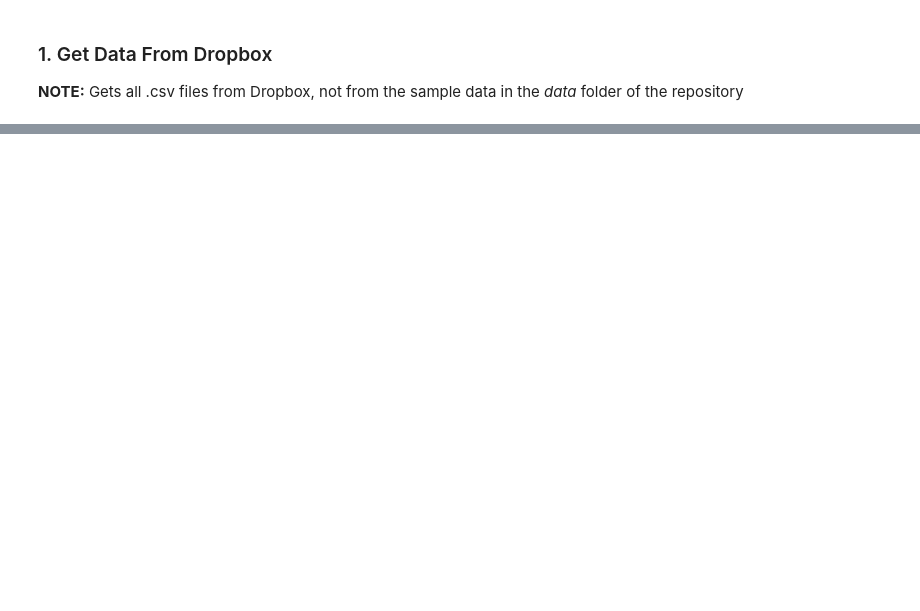
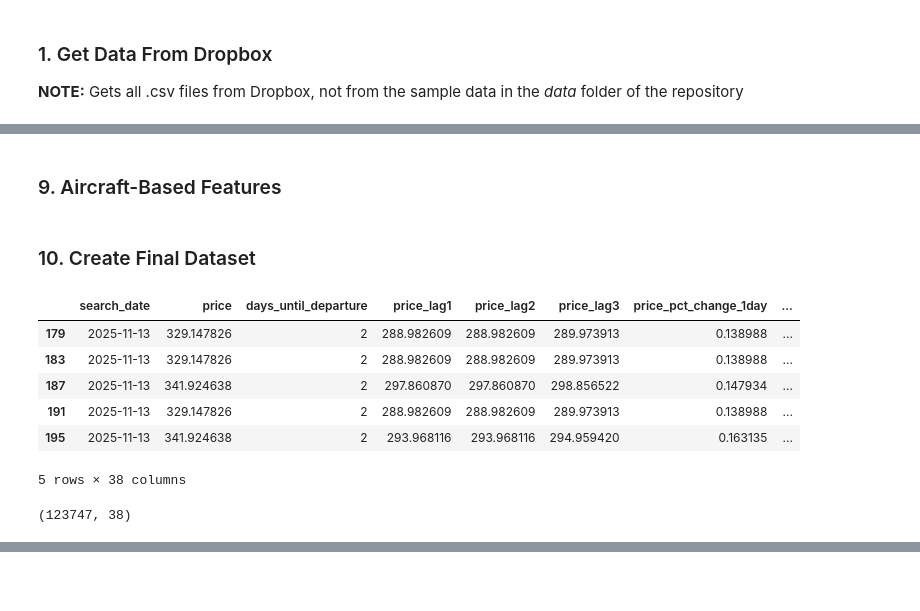
Before and after one commit to wbartlett1/Data400_Final_Project, a Jupyter notebook: code/feature_engineering.ipynb, the cells around one changed output, grey strips where cells are left out. Cells and saved outputs as stored; diff of their text form; code cells hidden in the pictures; blank space fills up the shorter version.

```diff
--- a/code/feature_engineering.ipynb
+++ b/code/feature_engineering.ipynb
@@ -99,0 +361,2 @@ df_engineered = df
+# %% [markdown]
+### 9. Aircraft-Based Features
@@ -99,0 +370,59 @@ df_engineered = df
+# %% [markdown]
+### 10. Create Final Dataset
+# %%
+# Drop rows with nulls
+df_daily = df_daily.dropna()
+# %%
+# Drop any unneccessary features before modeling - using PRICE TOMORROW as the target
+drop_features = [
+    'price_change_tomorrow',      # Derived from target
+    'price_pct_change_tomorrow',  # Derived from target
+    # ID and date columns
+    'flight_id',
+    'departure_date',
+    'departure_time',
+    'arrival_time',
+    # Raw categorical variables
+    'origin',
+    'destination',
+    'airline',
+    'currency',
+    'airline_tier',  # Keep airline_tier_encoded
+    'departure_time_category',  # Keep hour + binaries instead
+    'price_first_seen',  # Less useful than current price
+    'price_change_since_first', # Less useful than lags
+    # Redundant binary indicators
+    'is_expensive_departure_day',  # Keep is_cheap_departure_day
+    'seats_plenty',               # Keep is_scarce
+    'is_high_volatility_airline', # Keep continuous airline_price_volatility
+    'is_high_volatility_route',   # Keep continuous route_price_volatility
+    'search_day_of_week',
+    'departure_time_rounded',
+    'route',
+    'cabin_class',
+    'aircraft_type',
+    'days_since_last_obs',
+    'total_duration',
+    'price_change_1day',
+    'price_change_3day',
+    'bookable_seats',
+    'number_of_stops',
+    'search_month',
+    'route_direction'
+]
+drop_features = [col for col in drop_features if col in df_daily.columns]
+df_engineered = df_daily.drop(columns=drop_features).copy()
+# %%
+df_engineered.head()
+# %% [output]
+|  | search_date | price | days_until_departure | price_lag1 | price_lag2 | price_lag3 | price_pct_change_1day | ... |
+| 179 | 2025-11-13 | 329.147826 | 2 | 288.982609 | 288.982609 | 289.973913 | 0.138988 | ... |
+| 183 | 2025-11-13 | 329.147826 | 2 | 288.982609 | 288.982609 | 289.973913 | 0.138988 | ... |
+| 187 | 2025-11-13 | 341.924638 | 2 | 297.860870 | 297.860870 | 298.856522 | 0.147934 | ... |
+| 191 | 2025-11-13 | 329.147826 | 2 | 288.982609 | 288.982609 | 289.973913 | 0.138988 | ... |
+| 195 | 2025-11-13 | 341.924638 | 2 | 293.968116 | 293.968116 | 294.959420 | 0.163135 | ... |
+5 rows × 38 columns
+# %%
+df_engineered.shape
+# %% [output]
+(123747, 38)
```
Also changed, not shown: parts of 23 cells of this notebook, 4 other files.
